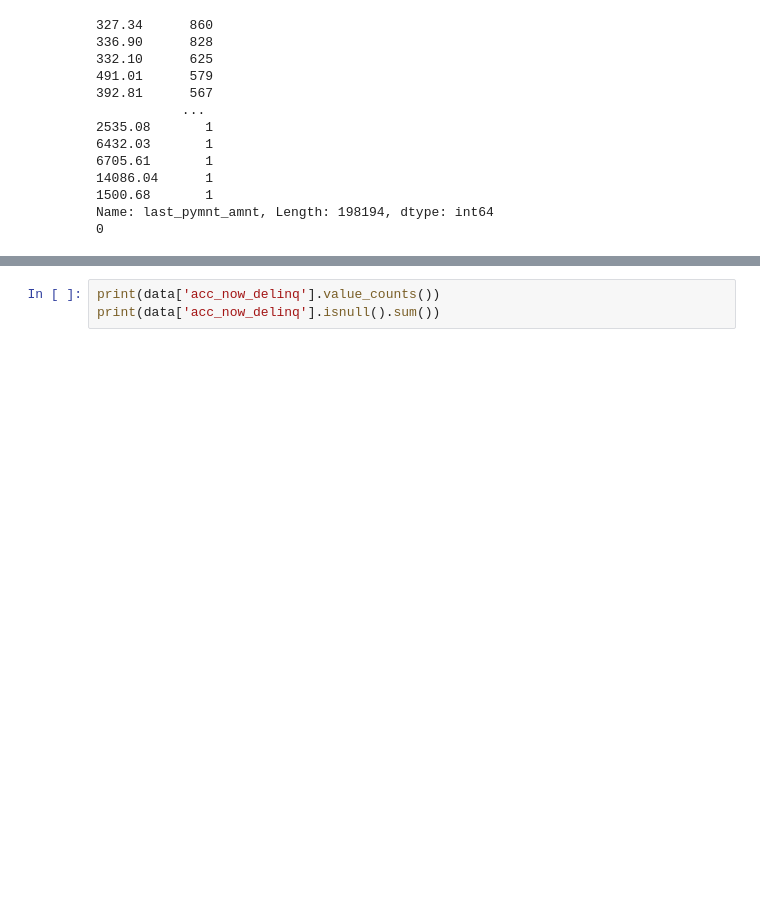
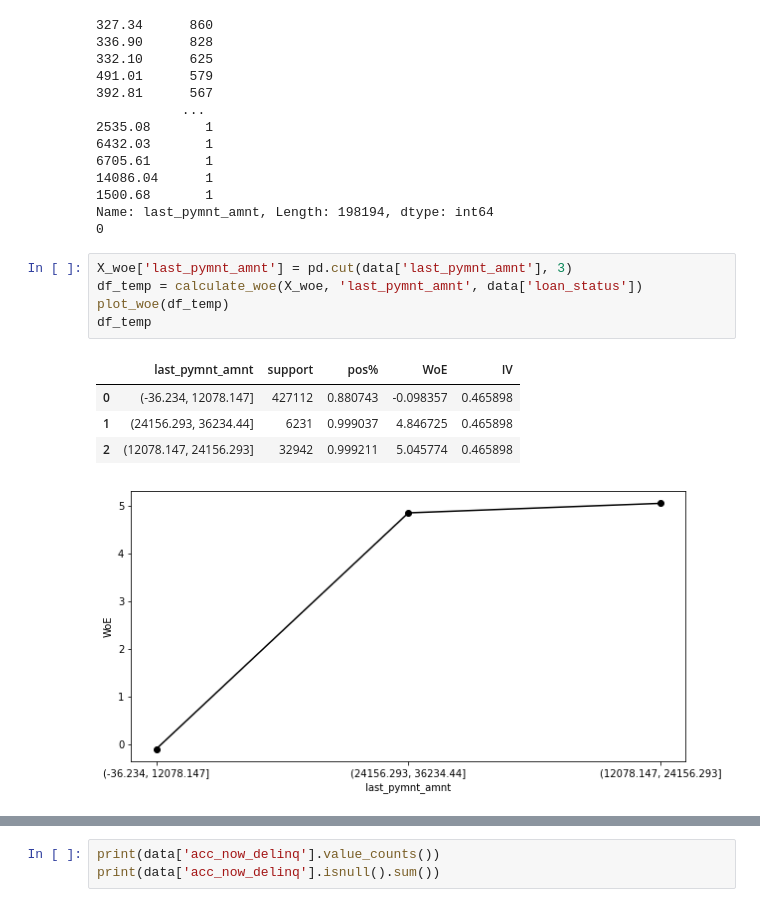
Before and after one commit to Ach113/Loan-Approval-Scoring-System, a Jupyter notebook: LoanApprovalScoring.ipynb, the cells around one changed output, grey strips where cells are left out. Drawn from its saved outputs; the diff is of its cells as text; blank space fills up the shorter version.

```diff
--- a/LoanApprovalScoring.ipynb
+++ b/LoanApprovalScoring.ipynb
@@ -1111,4 +1140,15 @@ print(data['last_pymnt_amnt'].isnull().sum())
 1500.68       1
 Name: last_pymnt_amnt, Length: 198194, dtype: int64
 0
+# %%
+X_woe['last_pymnt_amnt'] = pd.cut(data['last_pymnt_amnt'], 3)
+df_temp = calculate_woe(X_woe, 'last_pymnt_amnt', data['loan_status'])
+plot_woe(df_temp)
+df_temp
+# %% [output]
+|  | last_pymnt_amnt | support | pos% | WoE | IV |
+| 0 | (-36.234, 12078.147] | 427112 | 0.880743 | -0.098357 | 0.465898 |
+| 1 | (24156.293, 36234.44] | 6231 | 0.999037 | 4.846725 | 0.465898 |
+| 2 | (12078.147, 24156.293] | 32942 | 0.999211 | 5.045774 | 0.465898 |
+[figure, added]
 # %%
```
Also changed, not shown: parts of 22 cells of this notebook.
